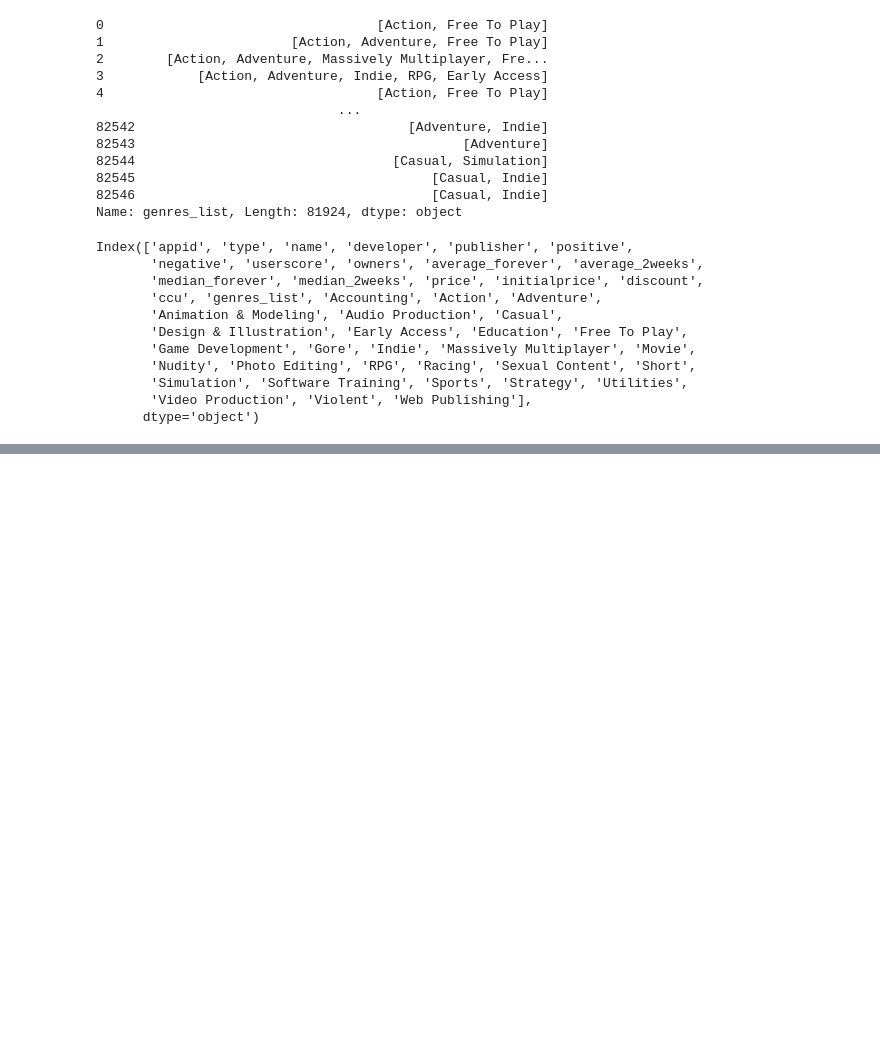
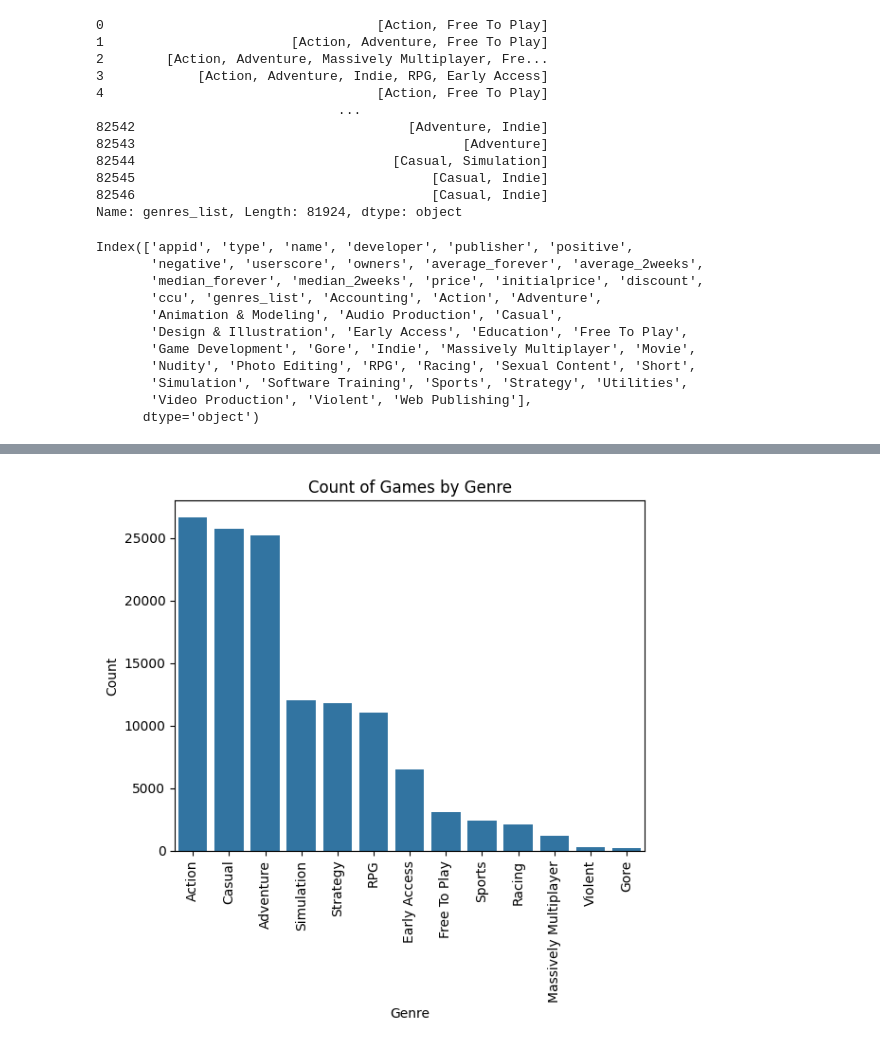
Before and after one commit to lcascelli/Steam_Project, a Jupyter notebook: steam.ipynb, the cells around one changed output, grey strips where cells are left out. Saved outputs shown, nothing was run; the diff lists cells and outputs as text; code cells hidden in the pictures; blank space fills up the shorter version.

Commit message:
getting model deployable

```diff
--- a/steam.ipynb
+++ b/steam.ipynb
@@ -375,0 +499,15 @@ print(len(df_indie))
+# %%
+genre_list = ['Accounting', 'Action', 'Adventure',
+       'Animation & Modeling', 'Audio Production', 'Casual',
+       'Design & Illustration', 'Early Access', 'Education', 'Free To Play',
+       'Game Development', 'Gore', 'Massively Multiplayer', 'Movie',
+       'Nudity', 'Photo Editing', 'RPG', 'Racing', 'Sexual Content', 'Short',
+       'Simulation', 'Software Training', 'Sports', 'Strategy', 'Utilities',
+       'Video Production', 'Violent', 'Web Publishing']
+target_variables = ['positive', 'negative', 'userscore', 'owners_lower', 'average_forever', 'average_2weeks', 'median_forever', 'median_2weeks', 'ccu']
+#Potential Target Variables:
+#'positive', 'negative', 'userscore', 'owners', 'average_forever', 'average_2weeks', 'median_forever', 'median_2weeks', 'ccu'
+#initially something like owners_lower would stand out as a good target variables because it shows how many people total have bought the game
+#This works under the assumption that profit comes solely from game purchase, but neglects in game purchases or other prolonged purchases
+#For games that profit from extent of playtime (in-game purchases, dlcs, etc.):
+#something like median_forever or median_2week or ccu would be a better indicator of profit therefore a better target variable
@@ -375,0 +535,7 @@ print(len(df_indie))
+# %%
+#Looking at questions: Which genres are popular? Which genres are oversaturated?
+#Popular = many ccu (concurrent users) / many owners (owners_lower: this has less granulated information) / high positive reviews + low negative reviews
+#Oversaturated = high number of games in genre + low average number of players across genre
+#Will provide numbers to these definitions after more EDA into these features
+genre_list_sorted = df_final[genre_list].sum().sort_values(ascending=False).index.tolist()
+df_final[genre_list].sum().sort_values(ascending=False)
@@ -375,0 +578,12 @@ print(len(df_indie))
+# %%
+#Creating a bar plot with only top 13 genres to visualize the count of games by genre. Only the first 13 because these are most popular genres, and the rest are far less popular or non game types.
+count_by_genre = df_final[genre_list_sorted].sum().iloc[0:13]
+sns.barplot(x=count_by_genre.index, y=count_by_genre.values)
+plt.xticks(rotation=90)
+plt.title("Count of Games by Genre")
+plt.xlabel("Genre")
+plt.ylabel("Count")
+plt.show()
+#Most popular genres are Action, Adventure, and Casual
+# %% [output]
+[figure, added]
```
Also changed, not shown: parts of 40 cells of this notebook, 2 other files.
